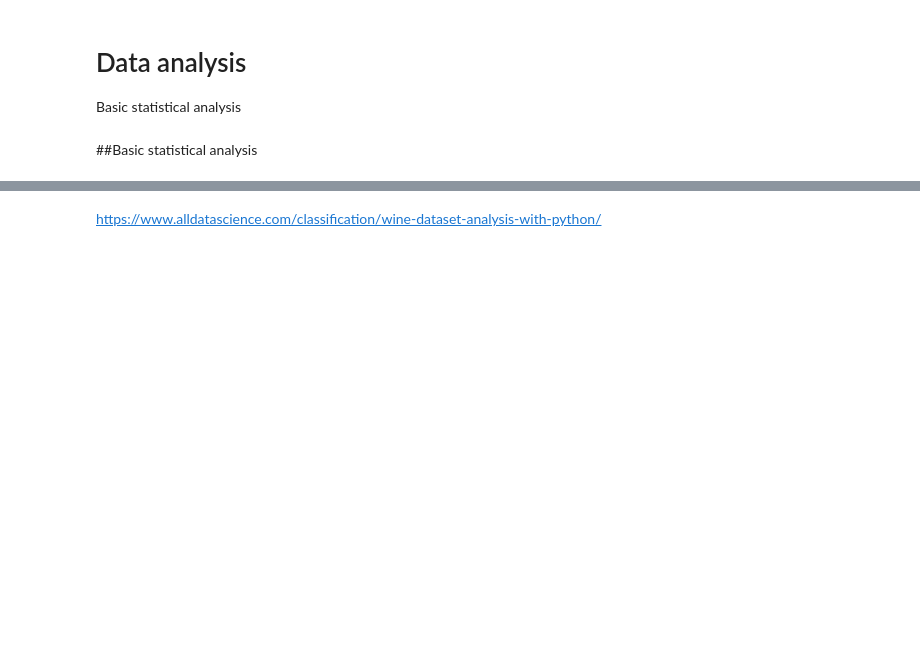
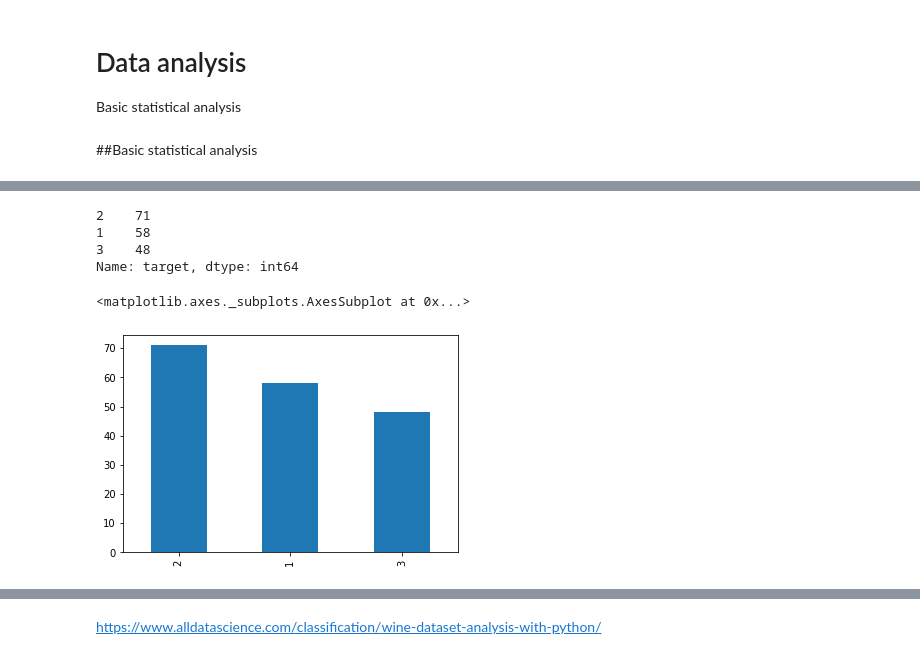
Before and after one commit to JMML2021/Sprint-7.-Algoritmes-d-aprenentatge-supervisat-Classificaci-, a Jupyter notebook: Sprint_7.2_Algoritmes_d’aprenentatge_supervisat_Classificacio.ipynb, the cells around one changed output, grey strips where cells are left out. Cells and saved outputs as stored; diff of their text form; code cells hidden in the pictures; blank space fills up the shorter version.

```diff
--- a/Sprint_7.2_Algoritmes_d’aprenentatge_supervisat_Classificacio.ipynb
+++ b/Sprint_7.2_Algoritmes_d’aprenentatge_supervisat_Classificacio.ipynb
@@ -78,13 +164,21 @@ df1.describe()
 # %%
-#Let's see the frequency of the variable target.
-#Convert variable to categorical.
+#Veamos la frecuencia del objetivo variable.
+##Convertir variable a categórica.
 data.target=data.target.astype('int64').astype('category')
 
-#Frequency.
-freq=df1['target'].value_counts()
+#Frequencia.
+frecuencia=df1['target'].value_counts()
 
-freq
+frecuencia
+# %% [output]
+2    71
+1    58
+3    48
+Name: target, dtype: int64
 # %%
-#Let's check graphically.
-freq.plot(kind='bar')
+#Graficamos la frecuencia
+frecuencia.plot(kind='bar')
+# %% [output]
+<matplotlib.axes._subplots.AxesSubplot at 0x...>
+[figure, added]
 # %%
```
Also changed, not shown: parts of 35 cells of this notebook.
